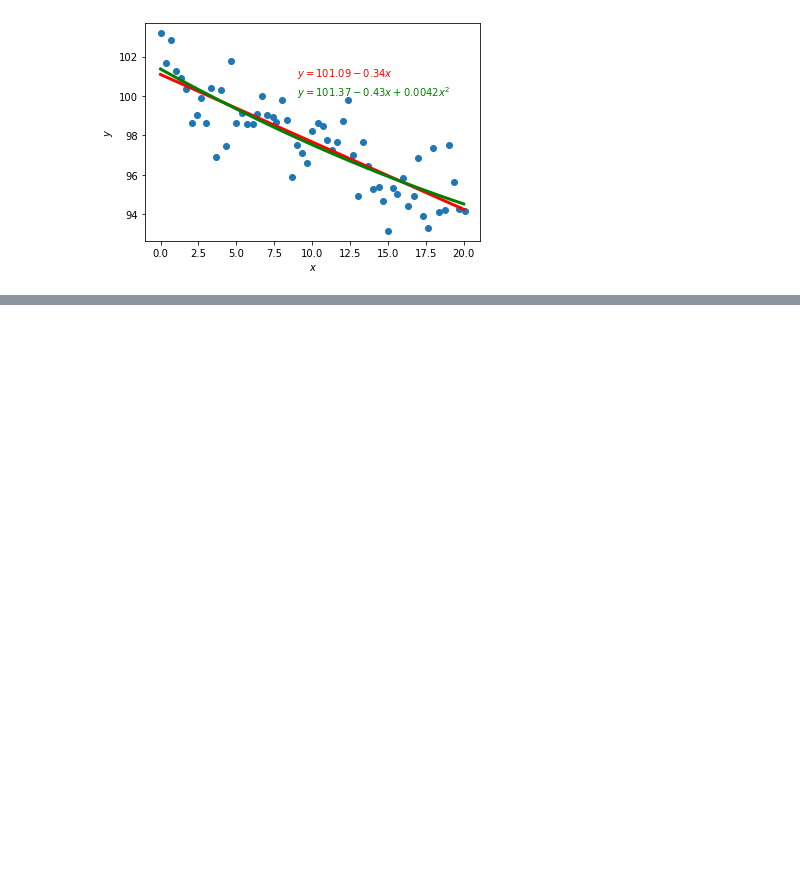
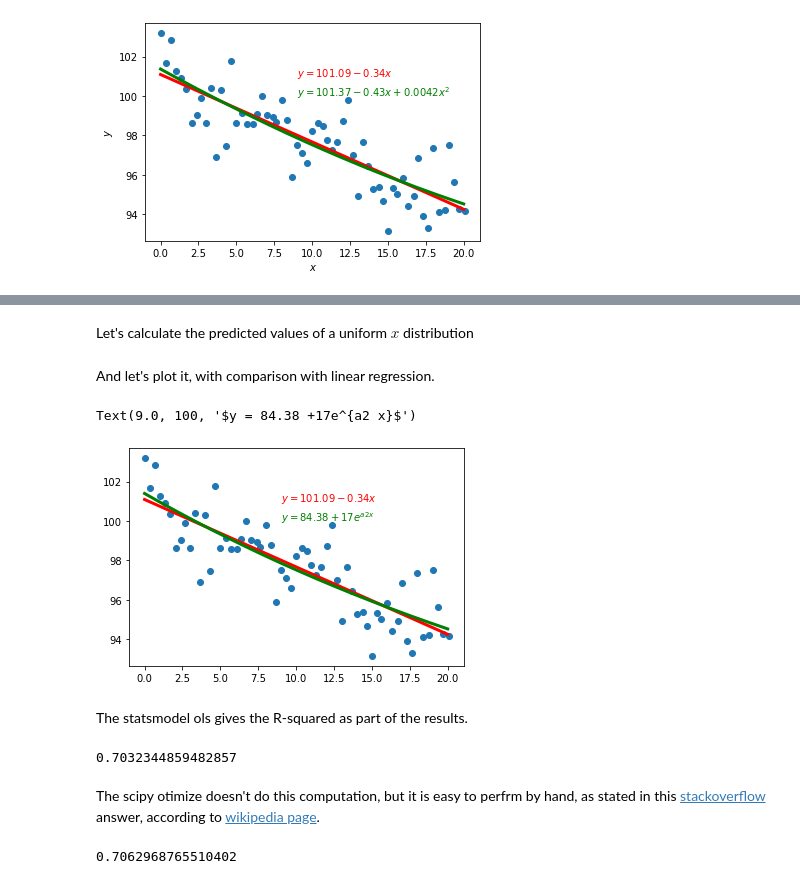
Before and after one commit to rclUPC/AdvancedFluidMechanics, a Jupyter notebook: Intro/IntroPython.ipynb, the cells around one changed output, grey strips where cells are left out. Cells and saved outputs as stored; diff of their text form; code cells hidden in the pictures; blank space fills up the shorter version.

Commit message:
Added non linear fitting in Intro

```diff
--- a/Intro/IntroPython.ipynb
+++ b/Intro/IntroPython.ipynb
@@ -673,0 +696,3 @@ Text(9.0, 100, '$y = 101.37 -0.43x +0.0042x^2$')
+# %%
+def f(x,a0,a1,a2):
+    return a0+a1*np.exp(a2*x)
@@ -673,0 +705,25 @@ Text(9.0, 100, '$y = 101.37 -0.43x +0.0042x^2$')
+# %% [markdown]
+Let's calculate the predicted values of a uniform $x$ distribution
+# %%
+xdata_plot = np.linspace(0,20,250)
+ydata_plot = f(xdata_plot,a0,a1,a2)
+# %% [markdown]
+And let's plot it, with comparison with linear regression.
+# %%
+fig,ax = plt.subplots()
+ax.scatter(xdata,ydata)
+ax.plot(x_plot,y_plot,"r-",linewidth=3)
+ax.plot(xdata_plot,ydata_plot,"g-",linewidth=3)
+ax.text(9.0,101,r"$y = {:.2f} {:+.2g}x$".format(a,b),color="red")
+ax.text(9.0,100,r"$y = {:.2f} {:+.2g}e^{{a2 x}}$".format(a0,a1,a2),color="green")
+# %% [output]
+Text(9.0, 100, '$y = 84.38 +17e^{a2 x}$')
+[figure, added]
+# %% [markdown]
+The statsmodel ols gives the R-squared as part of the results.
+# %%
+result.rsquared
+# %% [output]
+0.7032344859482857
+# %% [markdown]
+The scipy otimize doesn't do this computation, but it is easy to perfrm by hand, as stated in this [stackoverflow](https://stackoverflow.com/questions/19189362/getting-the-r-squared-value-using-curve-fit) answer, according to [wikipedia page](https://en.wikipedia.org/wiki/Coefficient_of_determination#Definitions).
@@ -673,0 +735,4 @@ Text(9.0, 100, '$y = 101.37 -0.43x +0.0042x^2$')
+# %%
+r_squared
+# %% [output]
+0.7062968765510402
```
Also changed, not shown: parts of 27 cells of this notebook, 4 other files.
